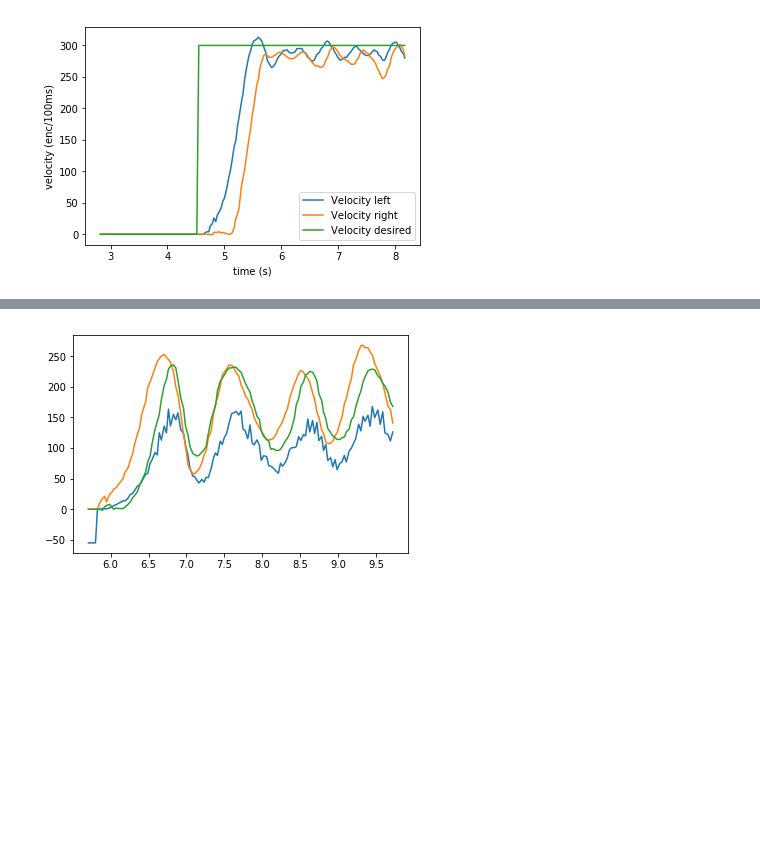
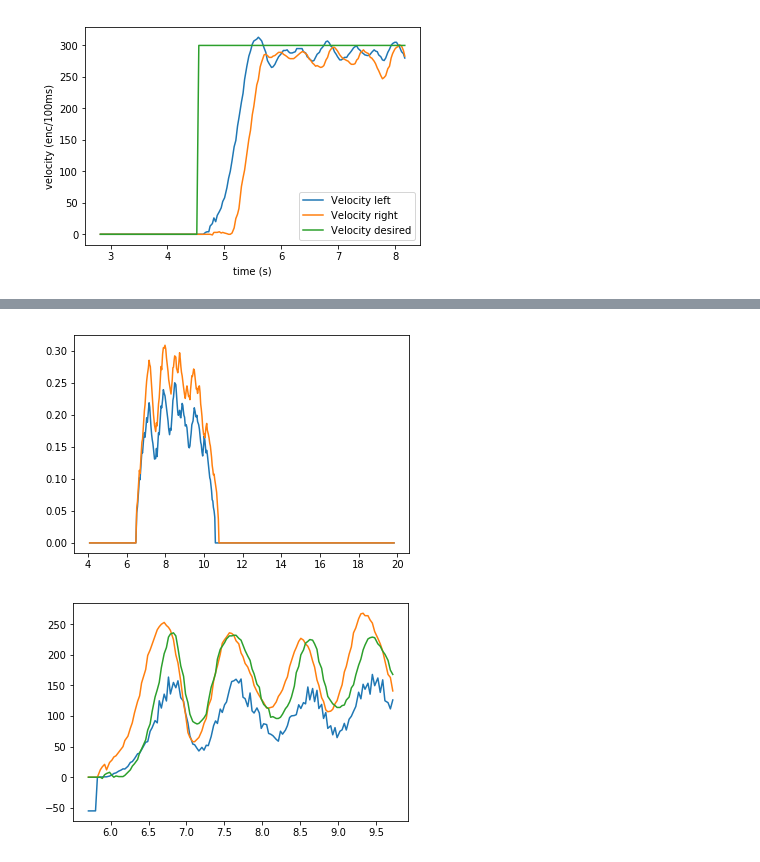
Before and after one commit to frc3223/robot2018, a Jupyter notebook: data/graphing.ipynb, the cells around one changed output, grey strips where cells are left out. Saved outputs shown, nothing was run; the diff lists cells and outputs as text; code cells hidden in the pictures; blank space fills up the shorter version.

```diff
--- a/data/graphing.ipynb
+++ b/data/graphing.ipynb
@@ -45,3 +45,9 @@ plt.show()
+# %%
+plt.plot(ts, data['voltagep_l'])
+plt.plot(ts, data['voltagep_r'])
+plt.show()
+# %% [output]
+[figure, added]
 # %%
 headings = data['heading']
 velocities = numpy.zeros(headings.shape)
```
Also changed, not shown: parts of 1 cell of this notebook, 5 other files.
